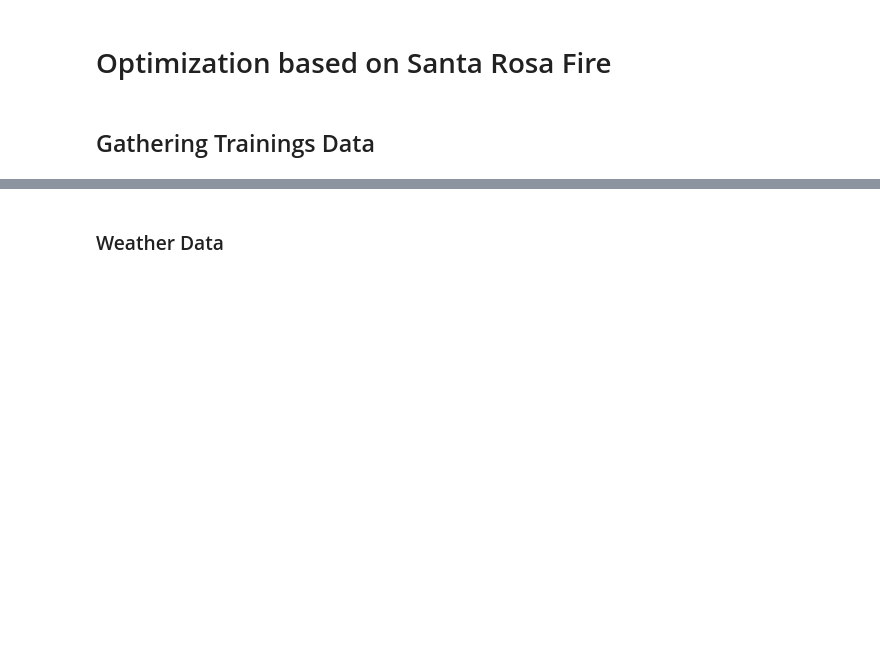
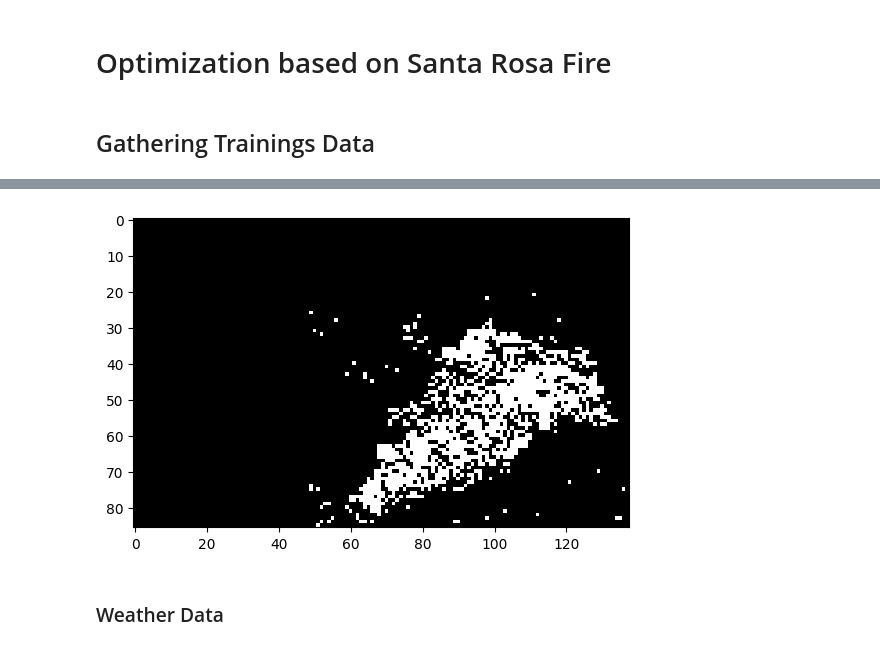
Before and after one commit to claraelisabeth/Adv_Modelling_and_Simulation, a Jupyter notebook: notebooks/optimization_santa_rosa.ipynb, the cells around one changed output, grey strips where cells are left out. Drawn from its saved outputs; the diff is of its cells as text; code cells hidden in the pictures; blank space fills up the shorter version.

```diff
--- a/notebooks/optimization_santa_rosa.ipynb
+++ b/notebooks/optimization_santa_rosa.ipynb
@@ -118,3 +118,10 @@ Width: 27.697km, Height: 17.255km, Area: 477.903sq km
+# %%
+# clean up burned mask
+burned_mask[:20,:] = 0
+burned_mask[:,:49] = 0
+plt.imshow(burned_mask, cmap="gray");
+# %% [output]
+[figure, added]
 # %% [markdown]
 ### Weather Data
 # %%
```
Also changed, not shown: parts of 10 cells of this notebook.
